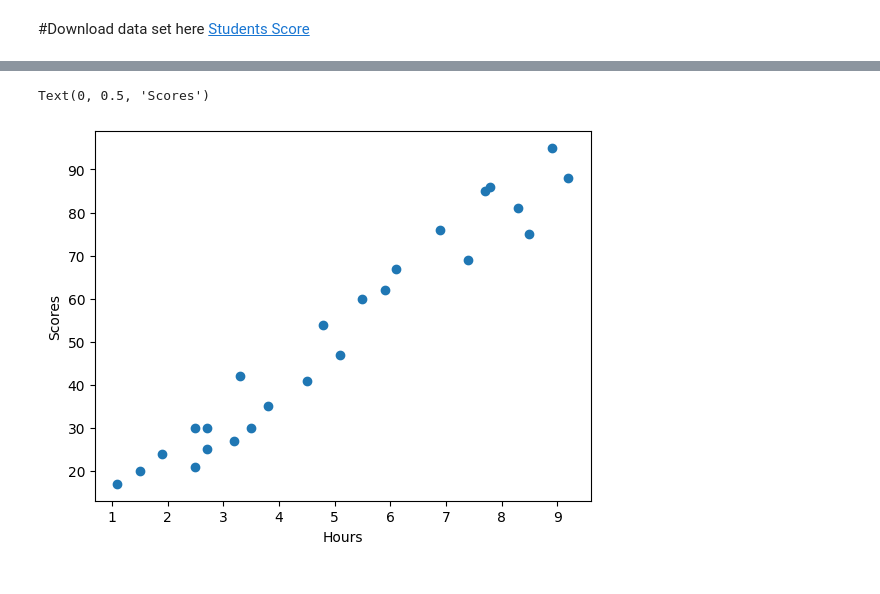
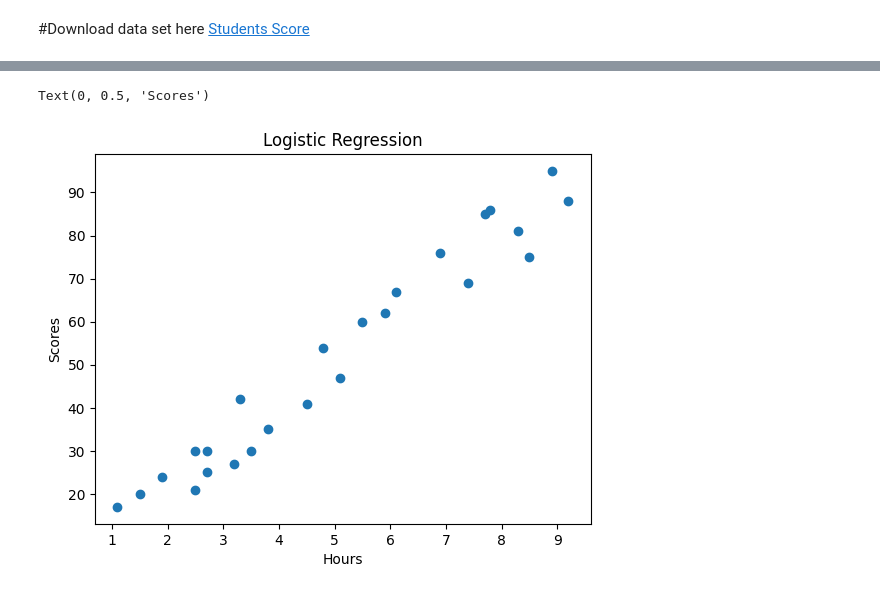
Before and after one commit to nisal2002/Machine-Learning, a Jupyter notebook: logistic_regression_single.ipynb, the cells around one changed output, grey strips where cells are left out. Cells and saved outputs as stored; diff of their text form; code cells hidden in the pictures.

```diff
--- a/logistic_regression_single.ipynb
+++ b/logistic_regression_single.ipynb
@@ -20,7 +23,13 @@ data.head()
+# %%
+# Assuming dataset has columns named 'independent_variable' and 'dependent_variable'
+# independent_variable = 'Hours' and dependent_variable = 'Scores'
+X = data[['Hours']]
+y = data['Scores']
 # %%
-plt.scatter(data.Hours,data.Scores)
+plt.scatter(X,y)
+plt.title('Logistic Regression')
 plt.xlabel('Hours')
 plt.ylabel('Scores')
 # %% [output]
 Text(0, 0.5, 'Scores')
-[figure, old version]
+[figure, new version]
```
Also changed, not shown: parts of 24 cells of this notebook.
